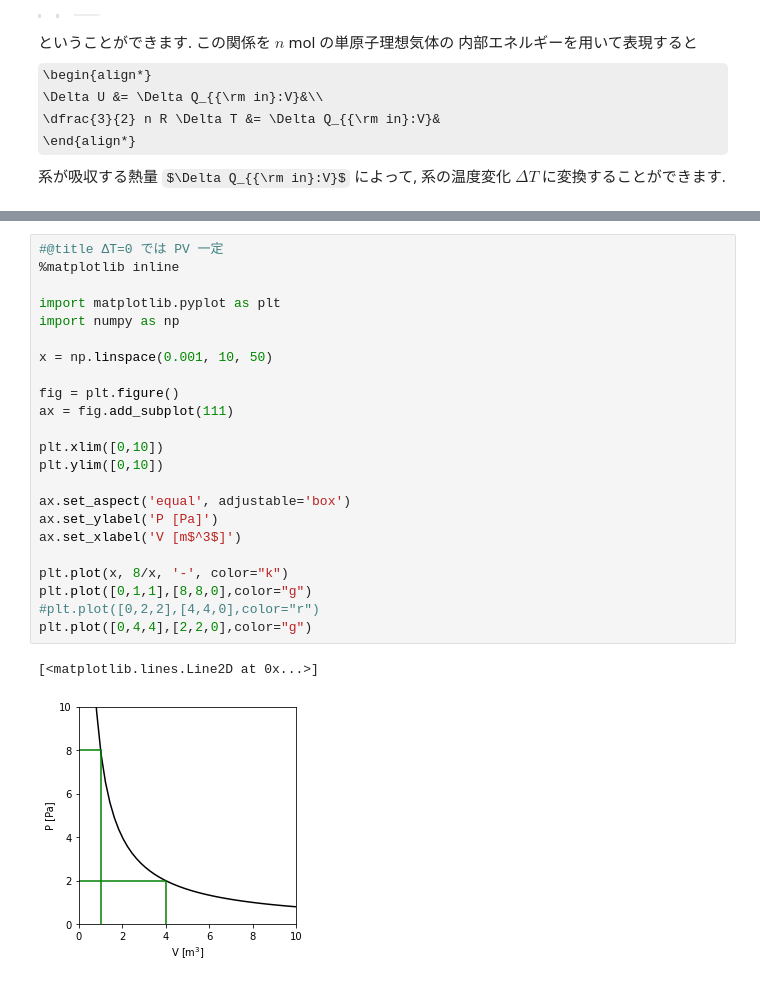
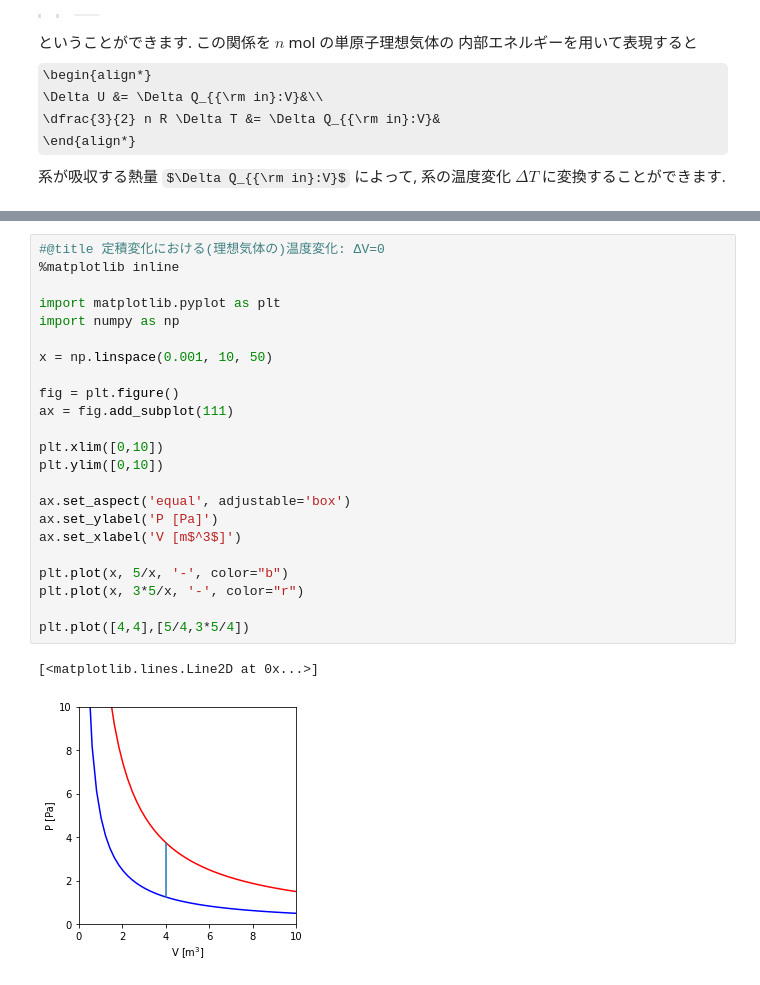
Before and after one commit to kzhkAKT/Phys2AKTuniv, a Jupyter notebook: 10_Oct/1501_熱力学の第１法則.ipynb, the cells around one changed output, grey strips where cells are left out. Cells and saved outputs as stored; diff of their text form; some formulas as TeX source.

```diff
--- a/10_Oct/1501_熱力学の第１法則.ipynb
+++ b/10_Oct/1501_熱力学の第１法則.ipynb
@@ -287,26 +357,26 @@ PV &= 一定&
 # %%
-#@title ΔT=0 では PV 一定
+#@title 定積変化における(理想気体の)温度変化: ΔV=0
 %matplotlib inline
 
 import matplotlib.pyplot as plt
 import numpy as np
 
 x = np.linspace(0.001, 10, 50)
 
 fig = plt.figure()
 ax = fig.add_subplot(111)
 
 plt.xlim([0,10])
 plt.ylim([0,10])
 
 ax.set_aspect('equal', adjustable='box')
 ax.set_ylabel('P [Pa]')
 ax.set_xlabel('V [m$^3$]')
 
-plt.plot(x, 8/x, '-', color="k")
-plt.plot([0,1,1],[8,8,0],color="g")
-#plt.plot([0,2,2],[4,4,0],color="r")
-plt.plot([0,4,4],[2,2,0],color="g")
+plt.plot(x, 5/x, '-', color="b")
+plt.plot(x, 3*5/x, '-', color="r")
+
+plt.plot([4,4],[5/4,3*5/4])
 # %% [output]
 [<matplotlib.lines.Line2D at 0x...>]
-[figure, old version]
+[figure, new version]
```
Also changed, not shown: parts of 34 cells of this notebook.
